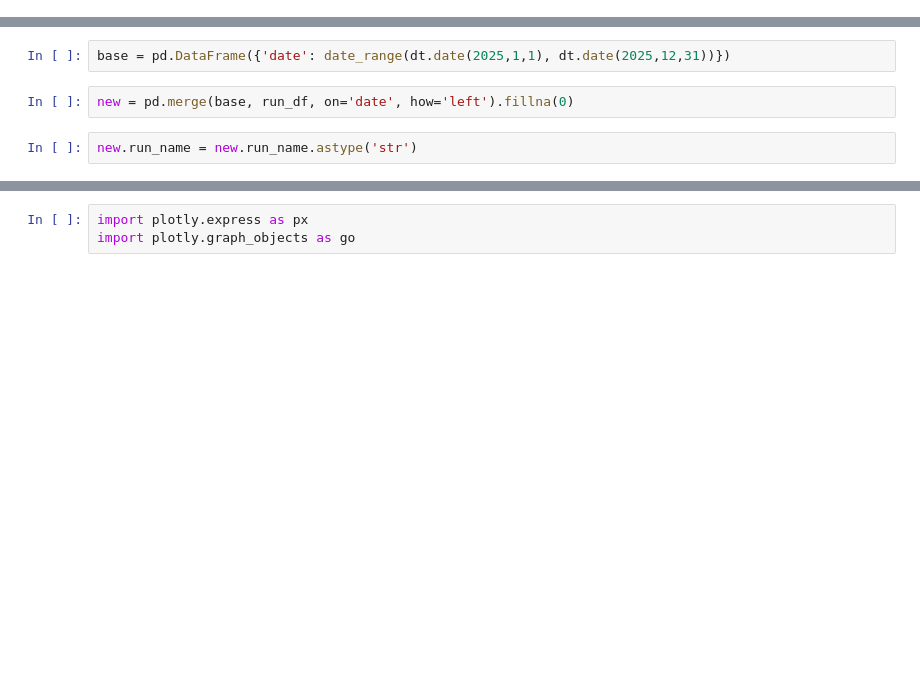
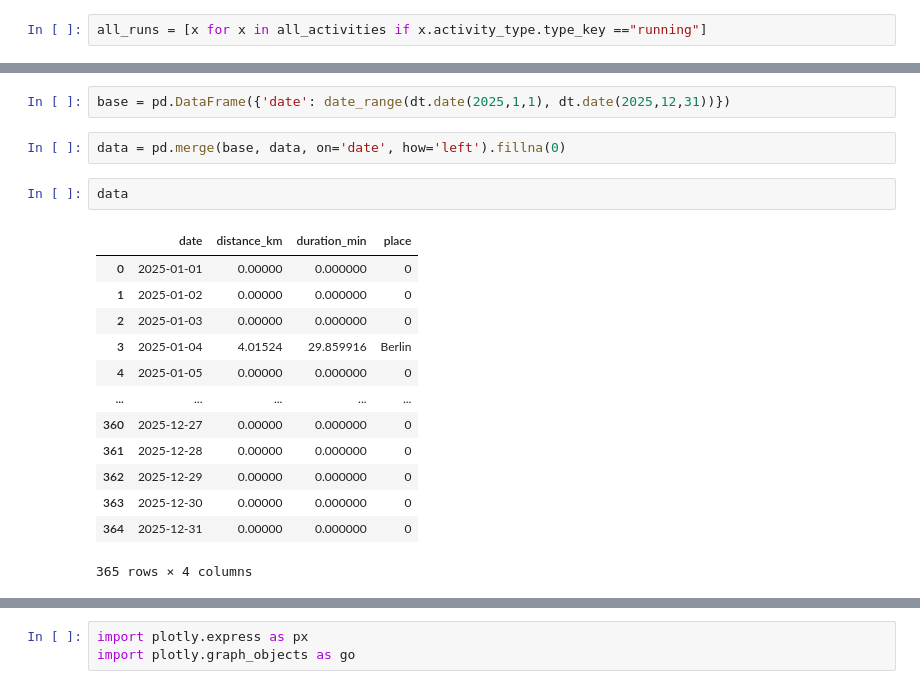
Before and after one commit to rotkehlxen/runbox, a Jupyter notebook: reference.ipynb, the cells around one changed output, grey strips where cells are left out. Cells and saved outputs as stored; diff of their text form; blank space fills up the shorter version.

```diff
--- a/reference.ipynb
+++ b/reference.ipynb
@@ -266,0 +237,2 @@ run_df
+# %%
+all_runs = [x for x in all_activities if x.activity_type.type_key =="running"]
@@ -322,7 +289,21 @@ def extract_places(text):
 # %%
 base = pd.DataFrame({'date': date_range(dt.date(2025,1,1), dt.date(2025,12,31))})
 # %%
-new = pd.merge(base, run_df, on='date', how='left').fillna(0)
+data = pd.merge(base, data, on='date', how='left').fillna(0)
-# %%
-new.run_name = new.run_name.astype('str')
+# %%
+data
+# %% [output]
+|  | date | distance_km | duration_min | place |
+| 0 | 2025-01-01 | 0.00000 | 0.000000 | 0 |
+| 1 | 2025-01-02 | 0.00000 | 0.000000 | 0 |
+| 2 | 2025-01-03 | 0.00000 | 0.000000 | 0 |
+| 3 | 2025-01-04 | 4.01524 | 29.859916 | Berlin |
+| 4 | 2025-01-05 | 0.00000 | 0.000000 | 0 |
+| ... | ... | ... | ... | ... |
+| 360 | 2025-12-27 | 0.00000 | 0.000000 | 0 |
+| 361 | 2025-12-28 | 0.00000 | 0.000000 | 0 |
+| 362 | 2025-12-29 | 0.00000 | 0.000000 | 0 |
+| 363 | 2025-12-30 | 0.00000 | 0.000000 | 0 |
+| 364 | 2025-12-31 | 0.00000 | 0.000000 | 0 |
+365 rows × 4 columns
 # %%
```
Also changed, not shown: parts of 40 cells of this notebook, 7 other files.
